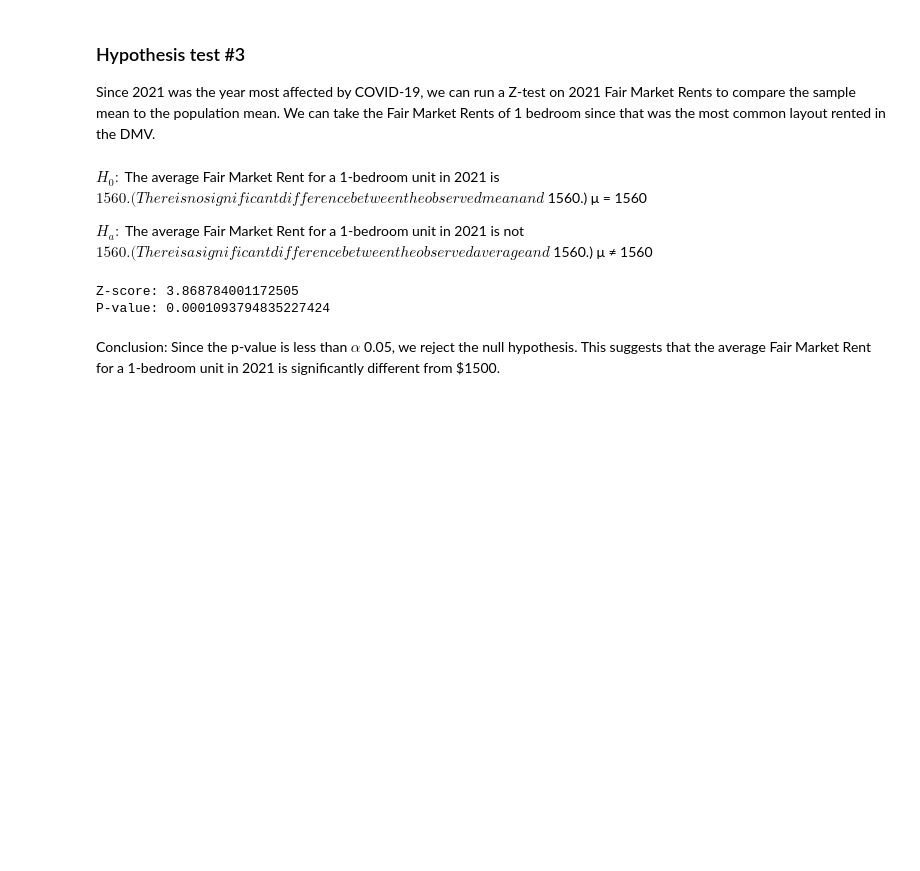
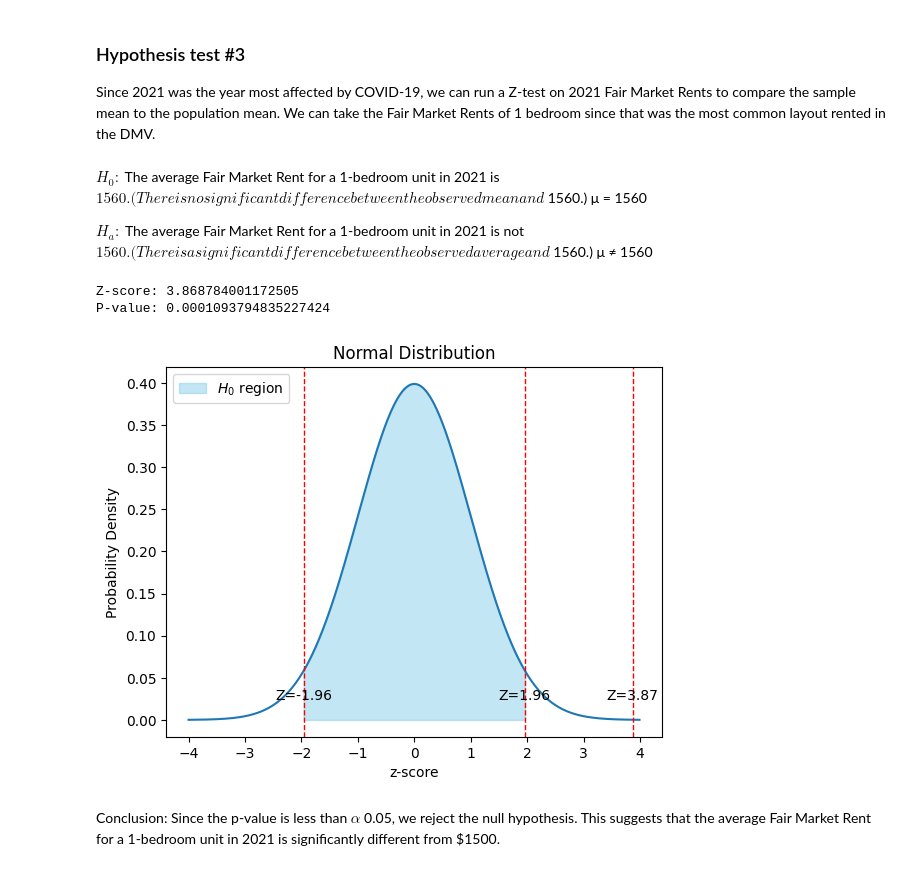
Before and after one commit to aadia1234/CMSC320-Final-Project, a Jupyter notebook: clean_data.ipynb, the cells around one changed output. Cells and saved outputs as stored; diff of their text form; code cells hidden in the pictures; blank space fills up the shorter version.

```diff
--- a/clean_data.ipynb
+++ b/clean_data.ipynb
@@ -321,14 +416,45 @@ $H_0:$ The average Fair Market Rent for a 1-bedroom unit in 2021 is $1560.
 $H_a:$ The average Fair Market Rent for a 1-bedroom unit in 2021 is not $1560.
 (There is a significant difference between the observed average and $1560.)
 μ ≠ 1560
-# %%
-mu = 1500 #hypothesized population mean. not sure if there is a betetr value to use for this.
-z_score = (sample_mean - mu) / (pop_sd / np.sqrt(sample_size))
-p_value = 2 * (1 - stats.norm.cdf(abs(z_score)))
-print(f"Z-score: {z_score}")
-print(f"P-value: {p_value}")
-# %% [output]
-Z-score: 3.868784001172505
-P-value: 0.0001093794835227424
+# %%
+mu = 1500 # hypothesized population mean.
+z_score = (sample_mean - mu) / (pop_sd / np.sqrt(sample_size))
+p_value = 2 * (1 - stats.norm.cdf(abs(z_score)))
+print(f"Z-score: {z_score}")
+print(f"P-value: {p_value}")
+
+
+
+ax = plt.subplots(1, 1)
+x_axis = np.arange(-4, 4, 0.01)
+y_axis = stats.norm.pdf(x_axis, 0, 1)
+
+# Create the plot
+plt.plot(x_axis, y_axis)
+
+# Mark specific z-scores (e.g., -2, -1, 1, 2)
+z_marks = [-1.96, 1.96, z_score]
+for z in z_marks:
+    plt.axvline(x=z, color='r', linestyle='--', linewidth=1)
+    plt.text(z, 0.02, f'Z={round(z, 2)}', ha='center', va='bottom')
+
+# Shade area under the curve for specific z-score ranges (optional)
+z_fill_left = -1.96
+z_fill_right = 1.96
+x_fill = np.linspace(z_fill_left, z_fill_right, 100)
+y_fill = stats.norm.pdf(x_fill)
+plt.fill_between(x_fill, y_fill, color='skyblue', alpha=0.5, label=f'$H_0$ region')
+plt.legend()
+
+# Add title and labels
+plt.title('Normal Distribution')
+plt.xlabel('z-score')
+plt.ylabel('Probability Density')
+
+plt.show()
+# %% [output]
+Z-score: 3.868784001172505
+P-value: 0.0001093794835227424
+[figure, added]
 # %% [markdown]
 Conclusion: Since the p-value is less than $\alpha$ 0.05, we reject the null hypothesis. This suggests that the average Fair Market Rent for a 1-bedroom unit in 2021 is significantly different from $1500.
```
Also changed, not shown: parts of 4 cells of this notebook.
